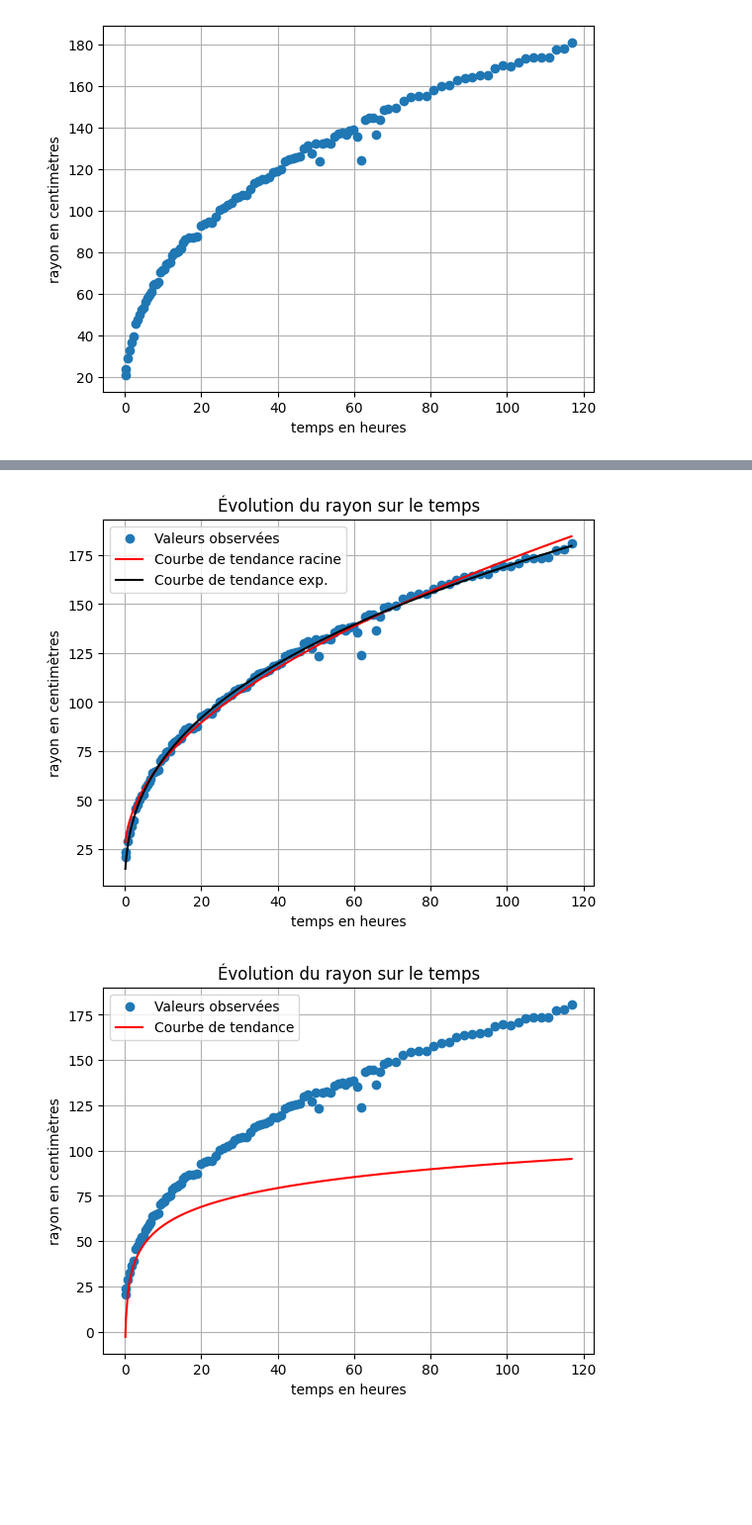
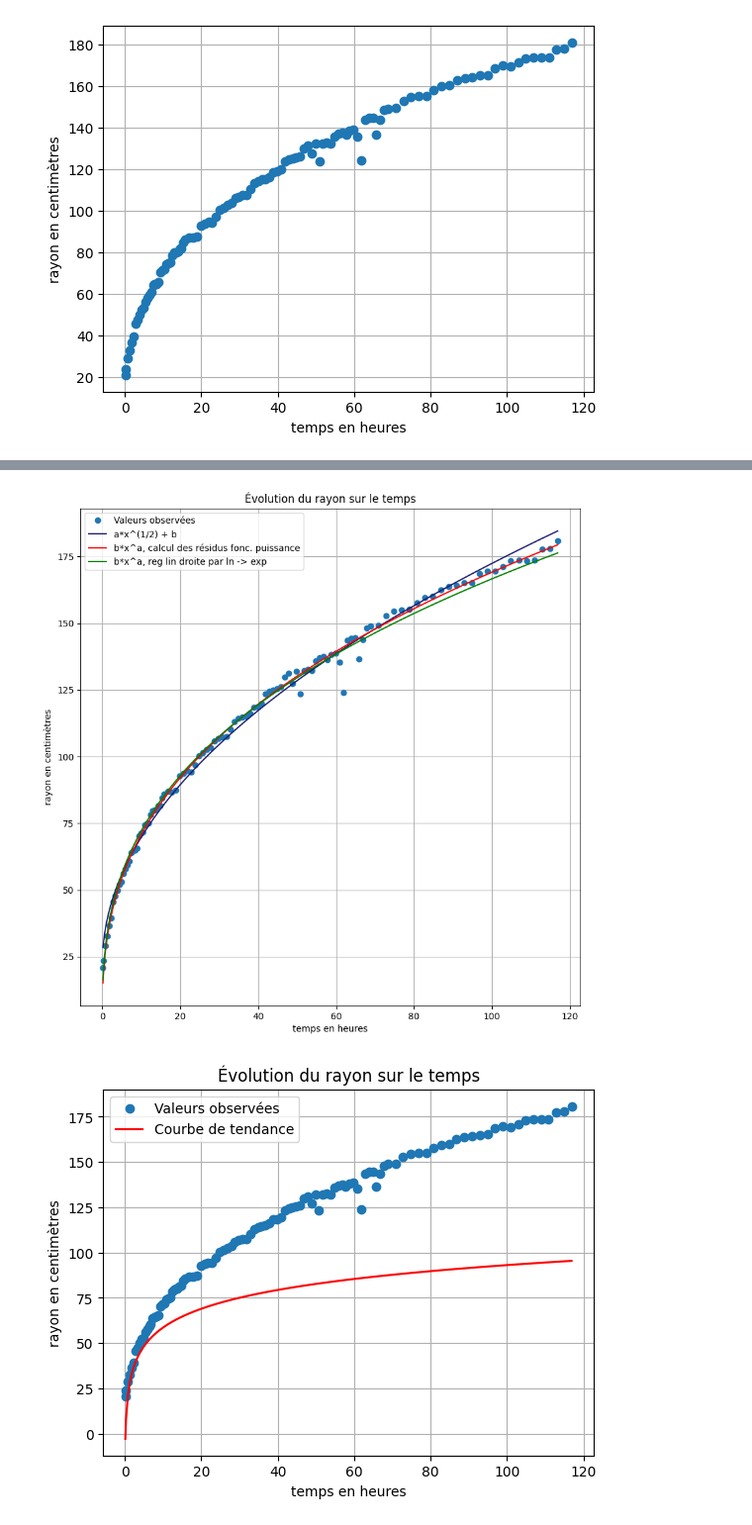
Before and after one commit to HDeBoever/gee-sat-imagery-analysis, a Jupyter notebook: cours6_info.ipynb, the cells around one changed output, grey strips where cells are left out. Shown at 99% size. Drawn from its saved outputs; the diff is of its cells as text; code cells hidden in the pictures; blank space fills up the shorter version.

Commit message:
approx par une droite de  fonction puisance

```diff
--- a/cours6_info.ipynb
+++ b/cours6_info.ipynb
@@ -123,3 +142,22 @@ plt.ylabel('rayon en centimètres')
 plt.grid()
 # %% [output]
 [figure]
+# %%
+temps = df_cone['time(s)'].to_numpy()
+rayon = df_cone['r(mm)'].to_numpy()
+
+temps = temps/60/60
+rayon = rayon/10
+
+res_a, res_b = calculate_best_residual_linear(np.log(temps), np.log(rayon))
+linear_relation = [res_a*ci + res_b for ci in np.log(temps)]
+
+# plt.plot(temps, rayon,'o')
+plt.plot(np.log(temps), np.log(rayon), 'o')
+plt.plot(np.log(temps), linear_relation, 'r')
+plt.xlabel('ln(temps) en heures')
+plt.ylabel('ln(rayon) en centimètres')
+plt.grid()
+
+# ln(r) = a*ln(t) + b
+# r = (t**a)*exp(b)
@@ -193,24 +233,30 @@ calculate_best_residual_exponentielle(temps, rayon)
 # %%
 # faire la relation entre le rayon et le temps
-def racine(x, y):
+def racine(x):
     return 15*np.sqrt(x) + 22.4
 
-def exponentielle(x,y):
-    return 29.43*x**0.38
+def puissance(x):
+    return 29.713999999998336*x**0.37759999999999805
 
-relation1 = racine(temps, rayon)
-relation2 = exponentielle(temps, rayon)
+def approx_linéaire_de_fonc_piussance(x):
+    return np.exp(3.44400000000282)*x**0.363
 
+relation1 = racine(temps)
+relation2 = puissance(temps)
+relation3 = approx_linéaire_de_fonc_piussance(temps)
+
+plt.figure(figsize=(10, 10), dpi=100)
 plt.plot(temps, rayon,'o', label='Valeurs observées')
-plt.plot(temps, relation1,'r', label='Courbe de tendance racine')
-plt.plot(temps, relation2,'r', label='Courbe de tendance exp.', c='black')
+plt.plot(temps, relation1,'midnightblue', label='a*x^(1/2) + b')
+plt.plot(temps, relation2, 'red', label='b*x^a, calcul des résidus fonc. puissance')
+plt.plot(temps, relation3, 'green', label='b*x^a, reg lin droite par ln -> exp')
 plt.xlabel('temps en heures')
 plt.ylabel('rayon en centimètres')
 plt.title('Évolution du rayon sur le temps')
 plt.legend()
 plt.grid()
 # %% [output]
-[figure, old version]
+[figure, new version]
 # %%
 # faire la relation entre le rayon et le temps
 def log(x, y):
```
Also changed, not shown: parts of 8 cells of this notebook.
